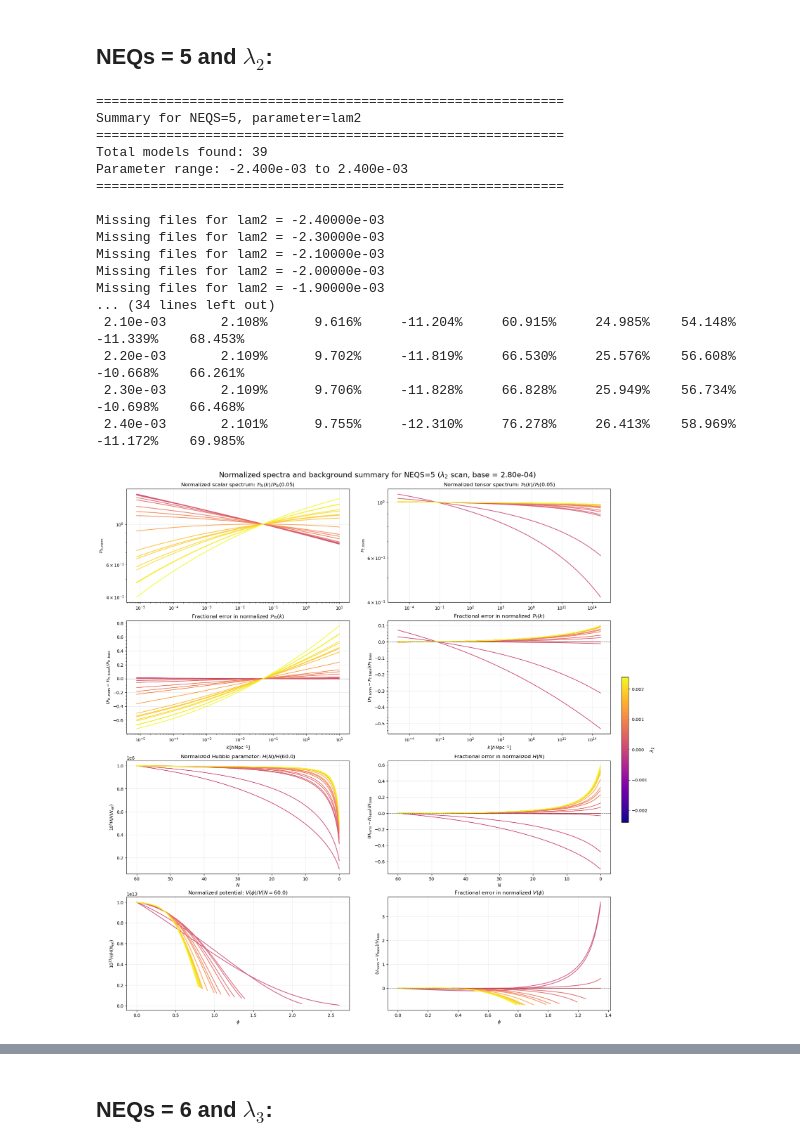
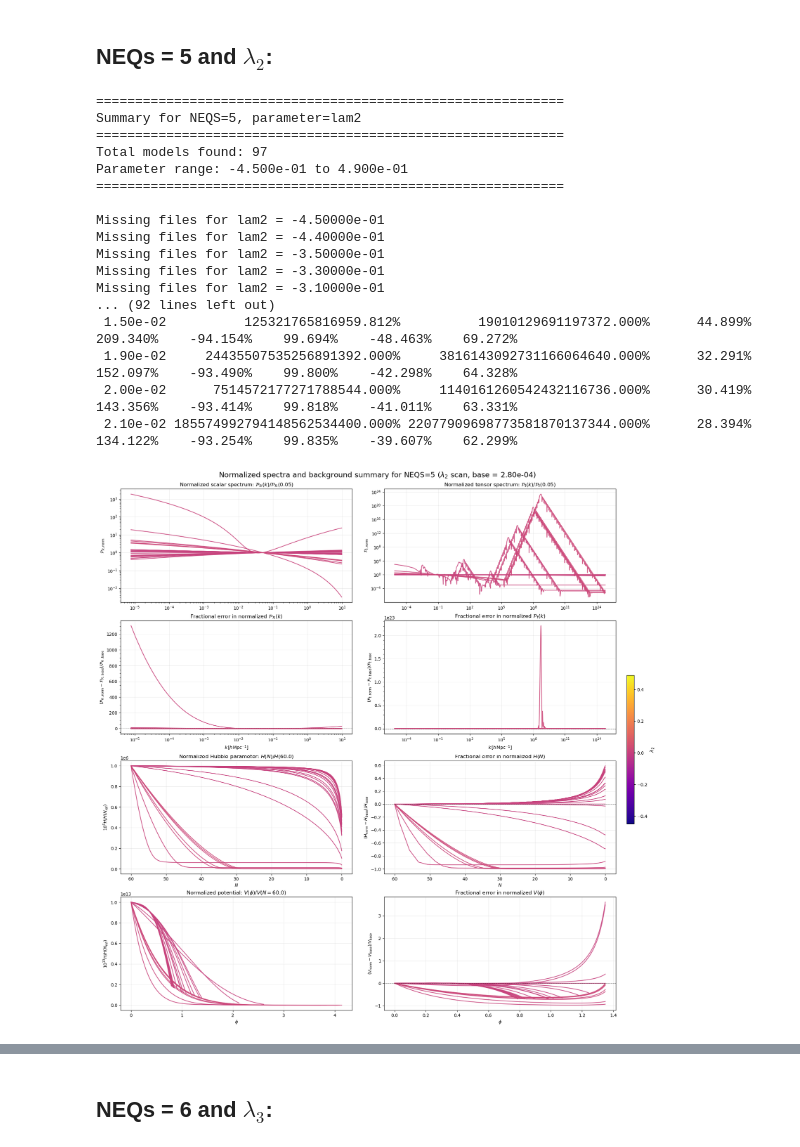
Before and after one commit to epmeador/inflationary-slow-roll-parameters-analysis, a Jupyter notebook: global_hierarchy_test.ipynb, the cells around one changed output, grey strips where cells are left out. Drawn from its saved outputs; the diff is of its cells as text; code cells hidden in the pictures.

```diff
--- a/global_hierarchy_test.ipynb
+++ b/global_hierarchy_test.ipynb
@@ -204,11 +204,11 @@ def plot_big_normalized_scan_summary(
         return x_use, frac
 
     def load_specs(value):
-        val_str = f"{value:.1e}"
+        val_str = f"{value:.10e}"
         folder = os.path.join(base_path_root, f"neqs{NEQS}", f"{scan_name}_{val_str}")
 
-        file_s = os.path.join(folder, f"spec_s{index:03d}_neqs{NEQS}.dat")
-        file_t = os.path.join(folder, f"spec_t{index:03d}_neqs{NEQS}.dat")
+        file_s = os.path.join(folder, f"spec_s_neqs{NEQS}.dat")
+        file_t = os.path.join(folder, f"spec_t_neqs{NEQS}.dat")
 
         data_s = np.loadtxt(file_s)
         data_t = np.loadtxt(file_t)
@@ -222,15 +222,17 @@ def plot_big_normalized_scan_summary(
         return k_s, Ps, k_t, Pt
 
     def load_path(value):
-        val_str = f"{value:.1e}"
+        val_str = f"{value:.10e}"
         folder = os.path.join(base_path_root, f"neqs{NEQS}", f"{scan_name}_{val_str}")
 
         file_path = os.path.join(
             folder,
-            f"path_neqs{NEQS}_{scan_name}{val_str}_{index:03d}.dat"
+            f"path_neqs{NEQS}_{scan_name}_{val_str}.dat"
         )
 
         return pd.read_csv(file_path, sep=r"\s+", header=None).values
+
+
 
     def extract_cols(path_data):
         """
@@ -508,7 +510,7 @@ def plot_big_normalized_scan_summary(
         ax_vphi.set_ylabel(r"$V/V(N_{\mathrm{ref}})$")
     else:
 #         ax_vphi.set_ylabel(rf"${V_scale:.0e}\,V/V(N_{{\mathrm{{ref}}}})$")
-        ax_vphi.set_ylabel(rf"$10^{{13}}H/H(N_{{\mathrm{{ref}}}})$")
+        ax_vphi.set_ylabel(rf"$10^{{13}}V/V(N_{{\mathrm{{ref}}}})$")
 
 
     ax_vphi_err.set_ylabel(
@@ -663,41 +1245,41 @@ def get_param_values_from_dirs(NEQS, param_name, base_path_root, show_summary=Tr
 # %%
 
 base_path_root = "/Users/epmeador/Desktop/research/rwarthur/inflation_gravitywaves/inflation_code/Slow-Roll Parameters Tests/higgs_potential_tests"
 lam2_values = get_param_values_from_dirs(5, "lam2", base_path_root)
 
 
 stats_df = plot_big_normalized_scan_summary(
     NEQS=5,
     lamX_values=lam2_values,
     baseX=2.8e-04,
     base_path_root="/Users/epmeador/Desktop/research/rwarthur/inflation_gravitywaves/inflation_code/Slow-Roll Parameters Tests/higgs_potential_tests",
     index=0,
     k_ref=0.05,
     N_ref=60.0,
     H_scale=1e6,
     V_scale=1e13,
-    save_name="kinney_neqs5_lam2_big_summary.png"
+    save_name="expanded_neqs5_lam2_big_summary.png"
 )
 
 print(stats_df)
 # %% [output]
 ============================================================
 Summary for NEQS=5, parameter=lam2
 ============================================================
-Total models found: 39
-Parameter range: -2.400e-03 to 2.400e-03
+Total models found: 97
+Parameter range: -4.500e-01 to 4.900e-01
 ============================================================
 
-Missing files for lam2 = -2.40000e-03
-Missing files for lam2 = -2.30000e-03
-Missing files for lam2 = -2.10000e-03
-Missing files for lam2 = -2.00000e-03
-Missing files for lam2 = -1.90000e-03
-... (34 lines left out)
- 2.10e-03       2.108%      9.616%     -11.204%     60.915%     24.985%    54.148%    -11.339%    68.453%
- 2.20e-03       2.109%      9.702%     -11.819%     66.530%     25.576%    56.608%    -10.668%    66.261%
- 2.30e-03       2.109%      9.706%     -11.828%     66.828%     25.949%    56.734%    -10.698%    66.468%
- 2.40e-03       2.101%      9.755%     -12.310%     76.278%     26.413%    58.969%    -11.172%    69.985%
+Missing files for lam2 = -4.50000e-01
+Missing files for lam2 = -4.40000e-01
+Missing files for lam2 = -3.50000e-01
+Missing files for lam2 = -3.30000e-01
+Missing files for lam2 = -3.10000e-01
+... (92 lines left out)
+ 1.50e-02          125321765816959.812%          19010129691197372.000%      44.899%    209.340%    -94.154%    99.694%    -48.463%    69.272%
+ 1.90e-02     24435507535256891392.000%     3816143092731166064640.000%      32.291%    152.097%    -93.490%    99.800%    -42.298%    64.328%
+ 2.00e-02      7514572177271788544.000%     1140161260542432116736.000%      30.419%    143.356%    -93.414%    99.818%    -41.011%    63.331%
+ 2.10e-02 185574992794148562534400.000% 22077909698773581870137344.000%      28.394%    134.122%    -93.254%    99.835%    -39.607%    62.299%
-[figure, old version]
+[figure, new version]
 phi at max N: 0.0
 phi at min N: 1.348593
```
Also changed, not shown: parts of 15 cells of this notebook.
